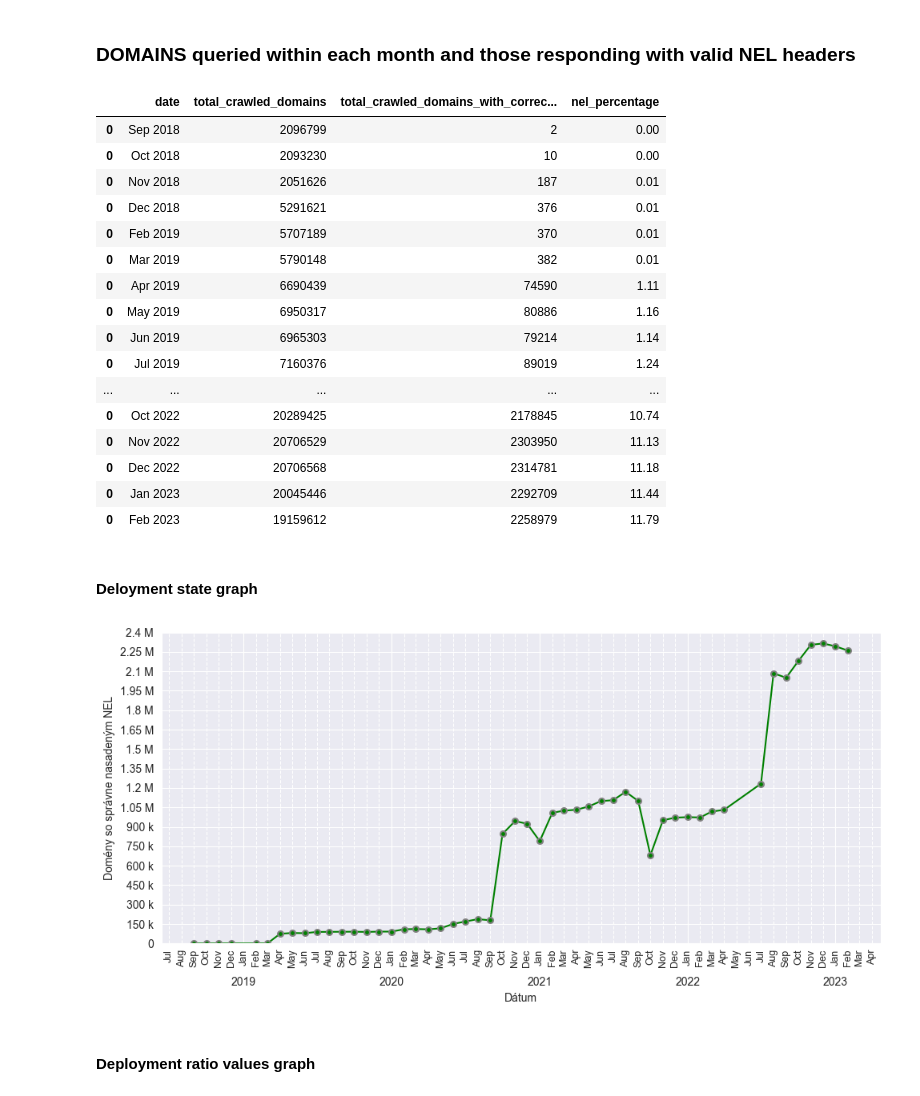
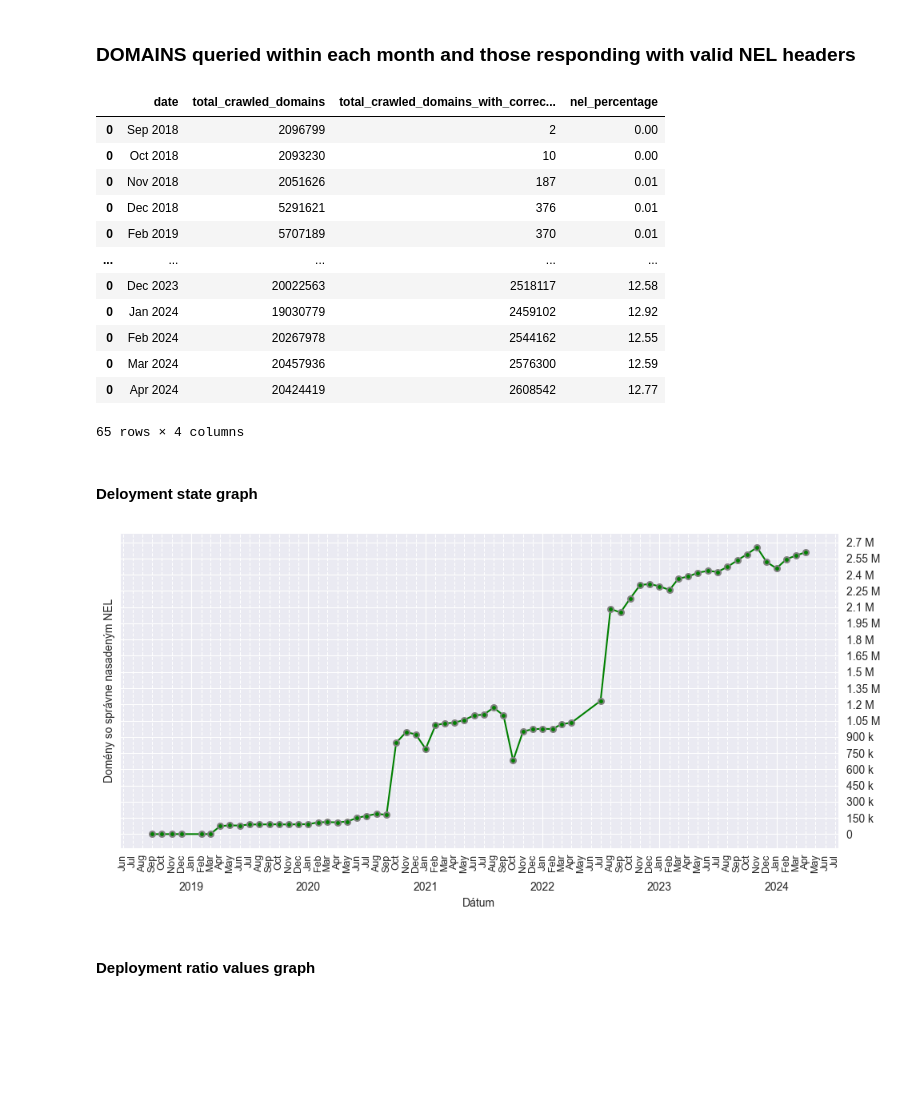
Before and after one commit to JurikMatej/IBP-NEL-Analysis-Scripts, a Jupyter notebook: results/httparchive_nel_deployment.ipynb, the cells around one changed output. Drawn from its saved outputs; the diff is of its cells as text; code cells hidden in the pictures; blank space fills up the shorter version.

```diff
--- a/results/httparchive_nel_deployment.ipynb
+++ b/results/httparchive_nel_deployment.ipynb
@@ -11,17 +11,13 @@ import seaborn as sns
 pd.options.display.float_format = '{:,.2f}'.format
 # %%
 dates_to_visualize = [
-    "2018-09", "2018-10", "2018-11", "2018-12",
-    "2019-01", "2019-02", "2019-03", "2019-04", "2019-05", "2019-06", "2019-07", "2019-08", "2019-09", "2019-10",
-    "2019-11", "2019-12",
-    "2020-01", "2020-02", "2020-03", "2020-04", "2020-05", "2020-06", "2020-07", "2020-08", "2020-09", "2020-10",
-    "2020-11", "2020-12",
-    "2021-01", "2021-02", "2021-03", "2021-04", "2021-05", "2021-06", "2021-07", "2021-08", "2021-09", "2021-10",
-    "2021-11", "2021-12",
-    "2022-01", "2022-02", "2022-03", "2022-04", "2022-05", "2022-06", "2022-07", "2022-08", "2022-09", "2022-10",
-    "2022-11", "2022-12",
-    "2023-01", "2023-02",
-    # "2024-02",
+                                                                                            "2018-09", "2018-10", "2018-11", "2018-12",
+    "2019-01", "2019-02", "2019-03", "2019-04", "2019-05", "2019-06", "2019-07", "2019-08", "2019-09", "2019-10", "2019-11", "2019-12",
+    "2020-01", "2020-02", "2020-03", "2020-04", "2020-05", "2020-06", "2020-07", "2020-08", "2020-09", "2020-10", "2020-11", "2020-12",
+    "2021-01", "2021-02", "2021-03", "2021-04", "2021-05", "2021-06", "2021-07", "2021-08", "2021-09", "2021-10", "2021-11", "2021-12",
+    "2022-01", "2022-02", "2022-03", "2022-04", "2022-05", "2022-06", "2022-07", "2022-08", "2022-09", "2022-10", "2022-11", "2022-12",
+    "2023-01", "2023-02", "2023-03", "2023-04", "2023-05", "2023-06", "2023-07", "2023-08", "2023-09", "2023-10", "2023-11", "2023-12",
+    "2024-01", "2024-02", "2024-03", "2024-04",
 ]
 # %%
 available_data_files = list(Path("../data/httparchive_metrics/nel_deployment").glob("*.parquet"))
@@ -101,17 +93,13 @@ result[['date', 'total_crawled_domains', 'total_crawled_domains_with_correct_nel
 | 0 | Nov 2018 | 2051626 | 187 | 0.01 |
 | 0 | Dec 2018 | 5291621 | 376 | 0.01 |
 | 0 | Feb 2019 | 5707189 | 370 | 0.01 |
-| 0 | Mar 2019 | 5790148 | 382 | 0.01 |
-| 0 | Apr 2019 | 6690439 | 74590 | 1.11 |
-| 0 | May 2019 | 6950317 | 80886 | 1.16 |
-| 0 | Jun 2019 | 6965303 | 79214 | 1.14 |
-| 0 | Jul 2019 | 7160376 | 89019 | 1.24 |
 | ... | ... | ... | ... | ... |
-| 0 | Oct 2022 | 20289425 | 2178845 | 10.74 |
-| 0 | Nov 2022 | 20706529 | 2303950 | 11.13 |
-| 0 | Dec 2022 | 20706568 | 2314781 | 11.18 |
-| 0 | Jan 2023 | 20045446 | 2292709 | 11.44 |
-| 0 | Feb 2023 | 19159612 | 2258979 | 11.79 |
+| 0 | Dec 2023 | 20022563 | 2518117 | 12.58 |
+| 0 | Jan 2024 | 19030779 | 2459102 | 12.92 |
+| 0 | Feb 2024 | 20267978 | 2544162 | 12.55 |
+| 0 | Mar 2024 | 20457936 | 2576300 | 12.59 |
+| 0 | Apr 2024 | 20424419 | 2608542 | 12.77 |
+65 rows × 4 columns
 # %% [markdown]
 #### Deloyment state graph
 # %%
@@ -132,35 +120,36 @@ ax.xaxis.set_major_locator(years)
 ax.xaxis.set_major_formatter(mdates.DateFormatter("\n\n%Y"))
 
 months = mdates.MonthLocator(interval=1)
 months_fmt = mdates.DateFormatter('%b')
 ax.xaxis.set_minor_locator(months)
 ax.xaxis.set_minor_formatter(months_fmt)
 
 # ax.tick_params('x', length=4, width=4, which='both')
 ax.tick_params(axis='x', which="minor", rotation=90, labelsize=9)
 
 
 ax.set(xlabel='Dátum', ylabel='Domény so správne nasadeným NEL')
 # plt.setp(ax.xaxis.get_majorticklabels(), )
 plt.setp(ax.xaxis.get_minorticklabels(), rotation=90)
 
 plt.grid(True, which='minor', linestyle='--',)
-ax.set(ylim = (0,2_400_000))
+# ax.set(ylim = (0,2_400_000))
 
 ax.yaxis.set_major_locator(ticker.MultipleLocator(150_000))
 ax.yaxis.set_major_formatter(ticker.EngFormatter())
+ax.tick_params(labelleft=False, labelright=True)
 
 ax.lines[0].set_marker('.')
 ax.lines[0].set_markersize(10)
 ax.lines[0].set_markeredgecolor('gray')
 ax.lines[0].set_markeredgewidth(1.5)
 
 
 fig.tight_layout()
 # fig.subplots_adjust(bottom=0.2) # or whatever
 plt.savefig('graphs/httparchive_nel_deployment.pdf')
 # %% [output]
-[figure, old version]
+[figure, new version]
 # %% [markdown]
 #### Deployment ratio values graph
 # %%
```
Also changed, not shown: parts of 9 cells of this notebook, 4 other files.
